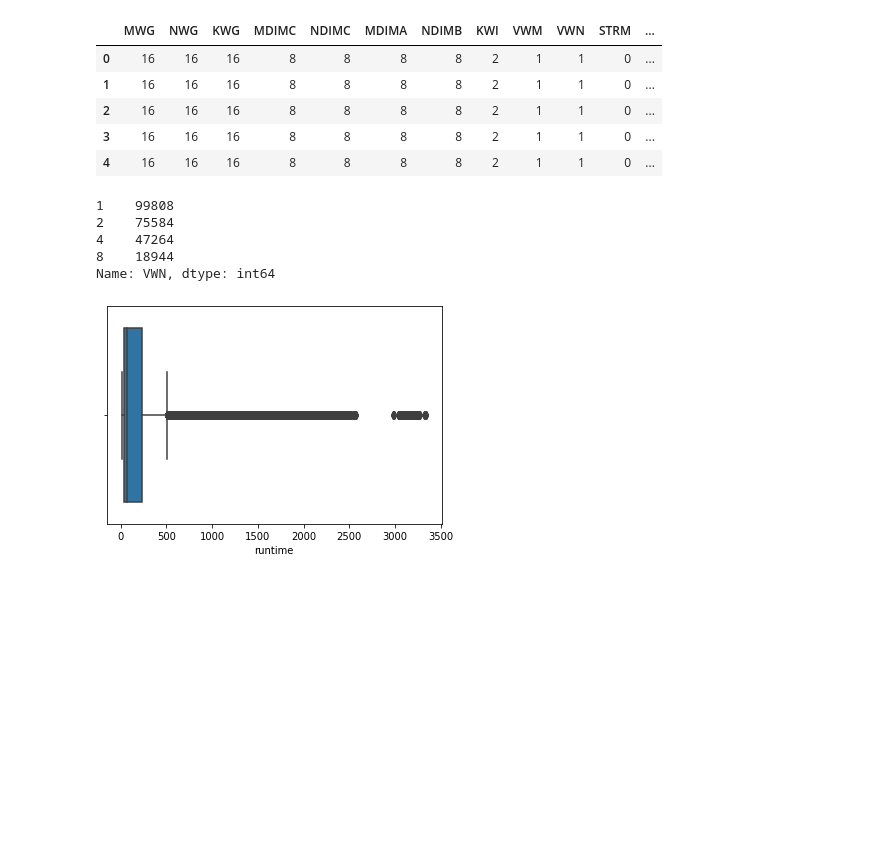
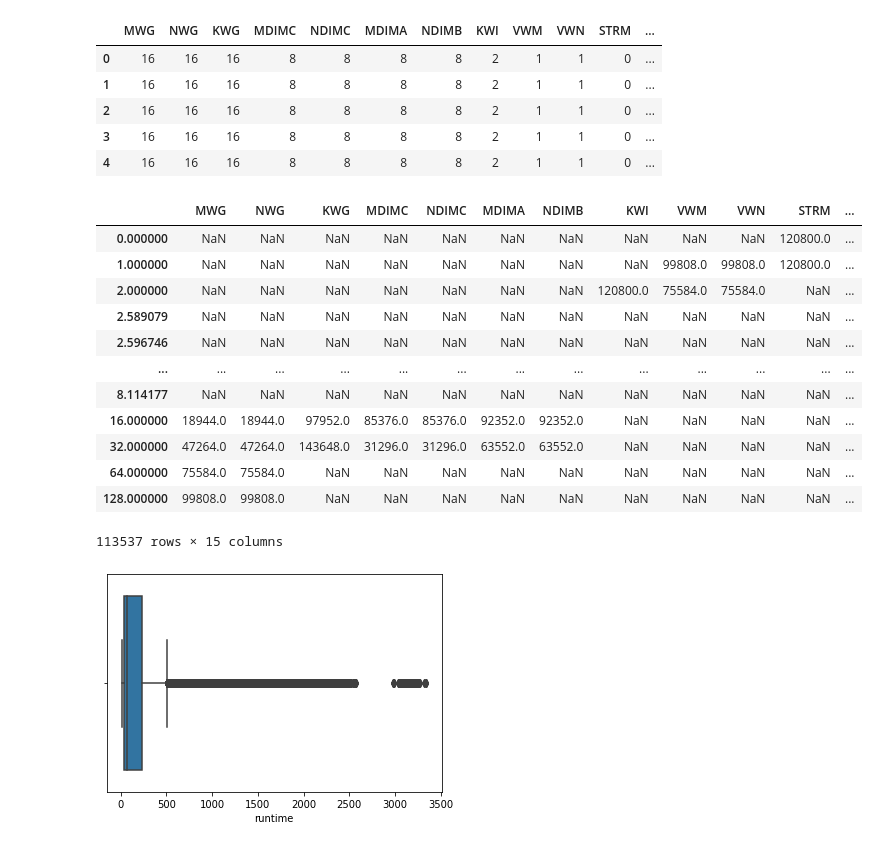
Before and after one commit to charann90/SGEMM-GPU-Kernel-Performance, a Jupyter notebook: SGEMM_GPU_Kernel_Performance_Capstone_Project.ipynb, the cells around one changed output. Saved outputs shown, nothing was run; the diff lists cells and outputs as text; code cells hidden in the pictures; blank space fills up the shorter version.

```diff
--- a/SGEMM_GPU_Kernel_Performance_Capstone_Project.ipynb
+++ b/SGEMM_GPU_Kernel_Performance_Capstone_Project.ipynb
@@ -149,15 +149,22 @@ df.head()
 # %%
 #dropping all the run columns as it's mean value has been used
 df.drop(columns=['Run1 (ms)','Run2 (ms)','Run3 (ms)','Run4 (ms)'],inplace=True)
-# %%
-#getting the categorical count  og 'VWN' column
-df['VWN'].value_counts()
-# %% [output]
-1    99808
-2    75584
-4    47264
-8    18944
-Name: VWN, dtype: int64
+# %%
+pd.concat([df[col].value_counts() for col in df], axis = 1)
+# %% [output]
+|  | MWG | NWG | KWG | MDIMC | NDIMC | MDIMA | NDIMB | KWI | VWM | VWN | STRM | ... |
+| 0.000000 | NaN | NaN | NaN | NaN | NaN | NaN | NaN | NaN | NaN | NaN | 120800.0 | ... |
+| 1.000000 | NaN | NaN | NaN | NaN | NaN | NaN | NaN | NaN | 99808.0 | 99808.0 | 120800.0 | ... |
+| 2.000000 | NaN | NaN | NaN | NaN | NaN | NaN | NaN | 120800.0 | 75584.0 | 75584.0 | NaN | ... |
+| 2.589079 | NaN | NaN | NaN | NaN | NaN | NaN | NaN | NaN | NaN | NaN | NaN | ... |
+| 2.596746 | NaN | NaN | NaN | NaN | NaN | NaN | NaN | NaN | NaN | NaN | NaN | ... |
+| ... | ... | ... | ... | ... | ... | ... | ... | ... | ... | ... | ... | ... |
+| 8.114177 | NaN | NaN | NaN | NaN | NaN | NaN | NaN | NaN | NaN | NaN | NaN | ... |
+| 16.000000 | 18944.0 | 18944.0 | 97952.0 | 85376.0 | 85376.0 | 92352.0 | 92352.0 | NaN | NaN | NaN | NaN | ... |
+| 32.000000 | 47264.0 | 47264.0 | 143648.0 | 31296.0 | 31296.0 | 63552.0 | 63552.0 | NaN | NaN | NaN | NaN | ... |
+| 64.000000 | 75584.0 | 75584.0 | NaN | NaN | NaN | NaN | NaN | NaN | NaN | NaN | NaN | ... |
+| 128.000000 | 99808.0 | 99808.0 | NaN | NaN | NaN | NaN | NaN | NaN | NaN | NaN | NaN | ... |
+113537 rows × 15 columns
 # %%
 #plotting the newly created column 'runtime' for its data distribution
 sns.boxplot(df['runtime'])
```
Also changed, not shown: parts of 10 cells of this notebook.
